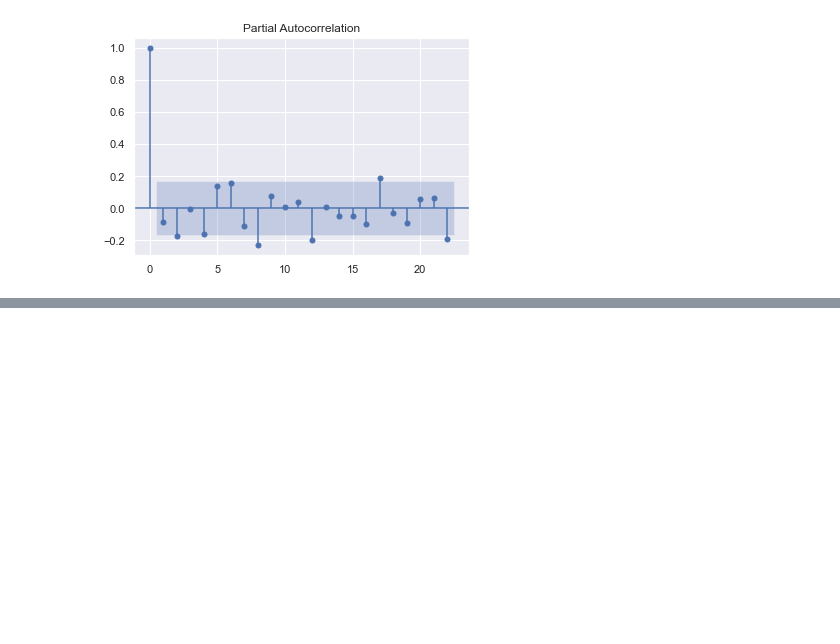
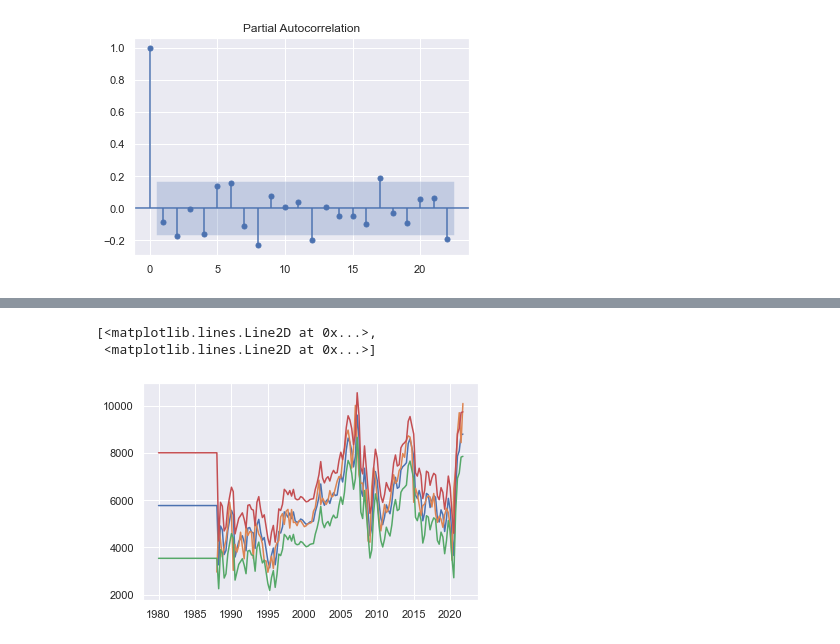
Before and after one commit to doublebigmak/housing_stats, a Jupyter notebook: forecasting/forecast_2022.ipynb, the cells around one changed output, grey strips where cells are left out. Cells and saved outputs as stored; diff of their text form; code cells hidden in the pictures; blank space fills up the shorter version.

```diff
--- a/forecasting/forecast_2022.ipynb
+++ b/forecasting/forecast_2022.ipynb
@@ -13,6 +15,7 @@ df=df.join(pd.read_csv('..\\data\\pareto\\new_list_act.csv',index_col=0))
 df=df.join(pd.read_csv('..\\data\\pareto\\new_list_sa.csv',index_col=0))
 
 df.index=df.index.rename('Date')
+df=df.asfreq('QS-OCT')
 # %%
 fig, ax = plt.subplots(nrows=2,ncols=1,figsize=(16,9))
 
@@ -198,7 +221,7 @@ plot_pacf(df_diff['sales_sa']['1988':])
 # %%
 from statsmodels.tsa.arima.model import ARIMA
 
-model = ARIMA(df_diff,order=(0,0,0))
+model = ARIMA(df[['sales_sa']],order=(3,0,3))
 model_fit = model.fit()
 
 print(model_fit.summary())
@@ -204,0 +246,3 @@ print(model_fit.summary())
+# %%
+predict=model_fit.get_prediction()
+predict_ci = predict.conf_int(alpha=0.2)
@@ -204,0 +266,9 @@ print(model_fit.summary())
+# %%
+plt.plot(predict.predicted_mean)
+
+plt.plot(df['sales_sa'])
+plt.plot(predict_ci)
+# %% [output]
+[<matplotlib.lines.Line2D at 0x...>,
+ <matplotlib.lines.Line2D at 0x...>]
+[figure, added]
```
Also changed, not shown: parts of 35 cells of this notebook.
